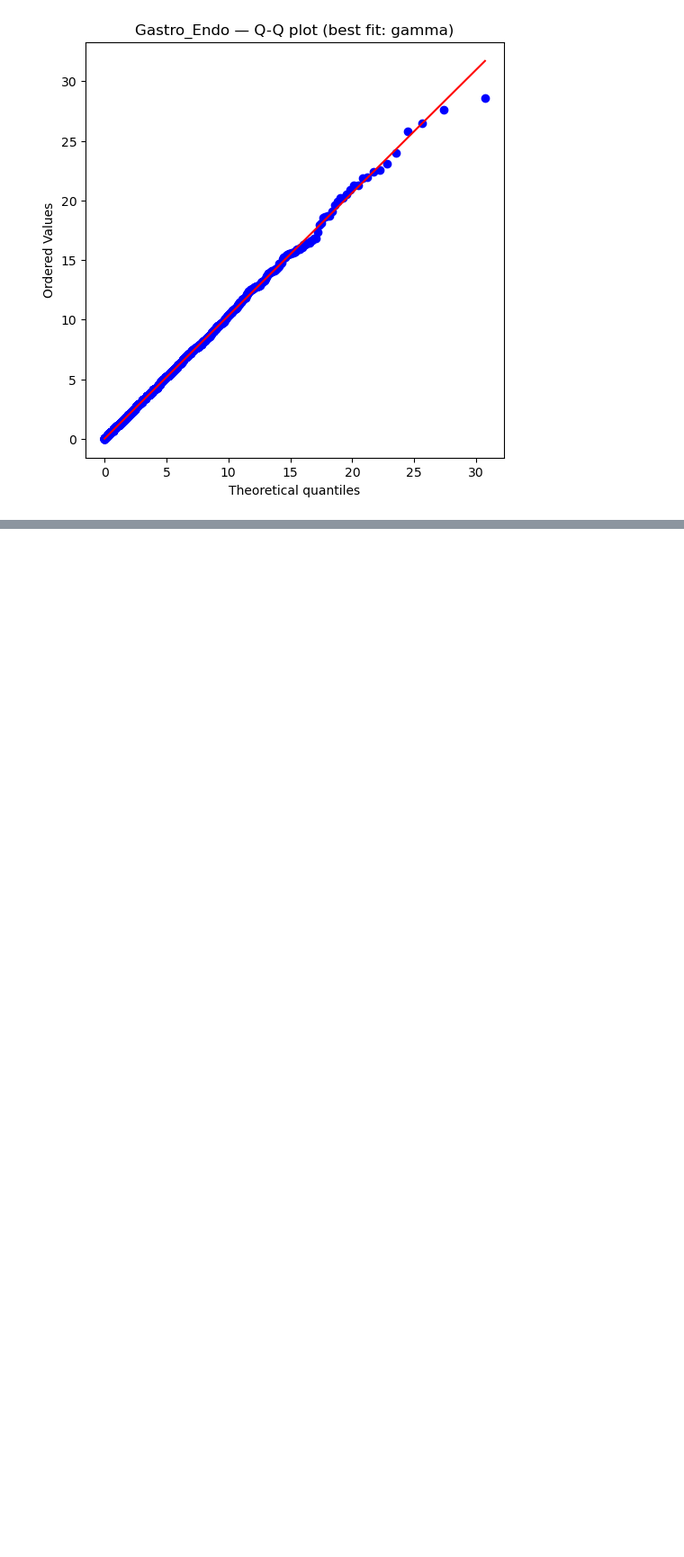
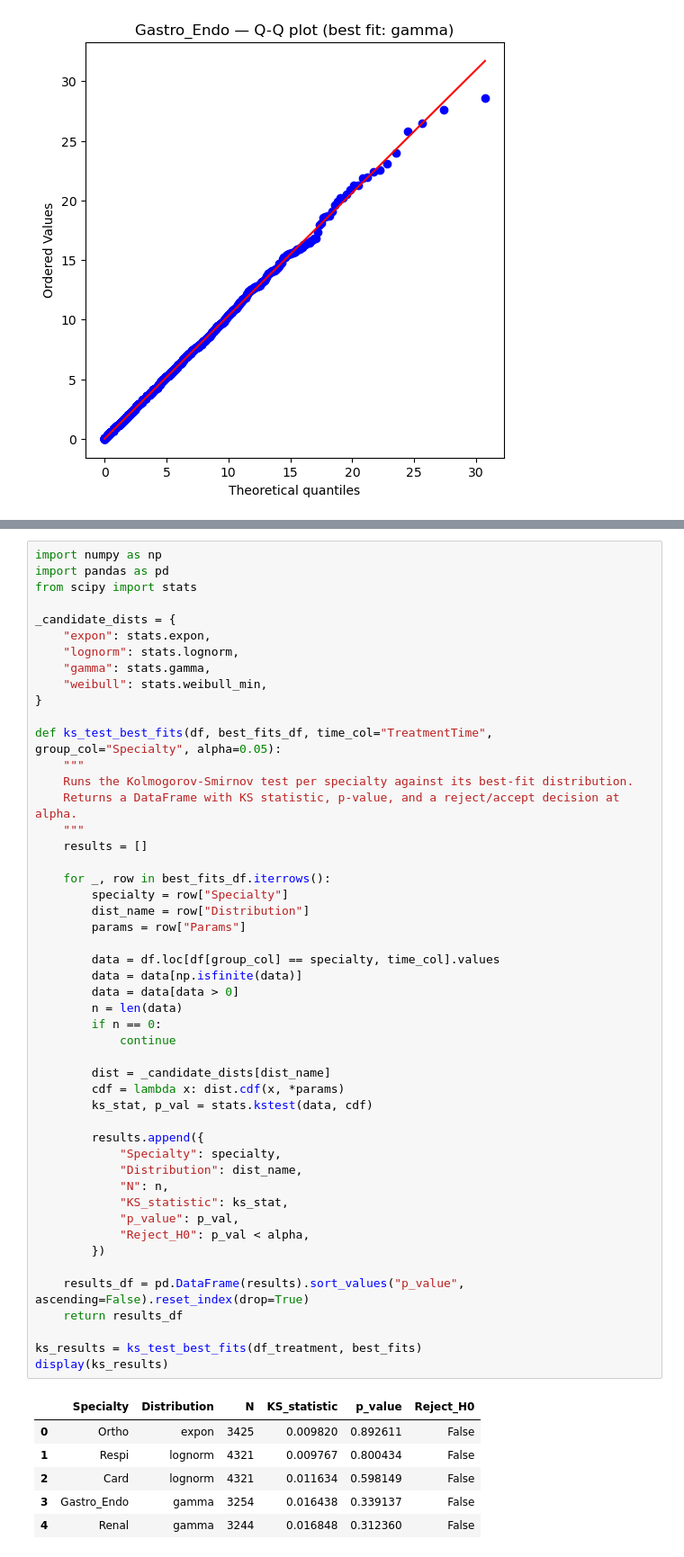
Before and after one commit to elenayzhu/mie360, a Jupyter notebook: Treatment_InputModelling.ipynb, the cells around one changed output, grey strips where cells are left out. Shown: that part at 90% size. Drawn from its saved outputs; the diff is of its cells as text; blank space fills up the shorter version.

```diff
--- a/Treatment_InputModelling.ipynb
+++ b/Treatment_InputModelling.ipynb
@@ -337,0 +346,56 @@ for spec in df_treatment["Specialty"].unique():
+# %%
+import numpy as np
+import pandas as pd
+from scipy import stats
+
+_candidate_dists = {
+    "expon": stats.expon,
+    "lognorm": stats.lognorm,
+    "gamma": stats.gamma,
+    "weibull": stats.weibull_min,
+}
+
+def ks_test_best_fits(df, best_fits_df, time_col="TreatmentTime", group_col="Specialty", alpha=0.05):
+    """
+    Runs the Kolmogorov-Smirnov test per specialty against its best-fit distribution.
+    Returns a DataFrame with KS statistic, p-value, and a reject/accept decision at alpha.
+    """
+    results = []
+
+    for _, row in best_fits_df.iterrows():
+        specialty = row["Specialty"]
+        dist_name = row["Distribution"]
+        params = row["Params"]
+
+        data = df.loc[df[group_col] == specialty, time_col].values
+        data = data[np.isfinite(data)]
+        data = data[data > 0]
+        n = len(data)
+        if n == 0:
+            continue
+
+        dist = _candidate_dists[dist_name]
+        cdf = lambda x: dist.cdf(x, *params)
+        ks_stat, p_val = stats.kstest(data, cdf)
+
+        results.append({
+            "Specialty": specialty,
+            "Distribution": dist_name,
+            "N": n,
+            "KS_statistic": ks_stat,
+            "p_value": p_val,
+            "Reject_H0": p_val < alpha,
+        })
+
+    results_df = pd.DataFrame(results).sort_values("p_value", ascending=False).reset_index(drop=True)
+    return results_df
+
+ks_results = ks_test_best_fits(df_treatment, best_fits)
+display(ks_results)
+# %% [output]
+|  | Specialty | Distribution | N | KS_statistic | p_value | Reject_H0 |
+| 0 | Ortho | expon | 3425 | 0.009820 | 0.892611 | False |
+| 1 | Respi | lognorm | 4321 | 0.009767 | 0.800434 | False |
+| 2 | Card | lognorm | 4321 | 0.011634 | 0.598149 | False |
+| 3 | Gastro_Endo | gamma | 3254 | 0.016438 | 0.339137 | False |
+| 4 | Renal | gamma | 3244 | 0.016848 | 0.312360 | False |
```
Also changed, not shown: parts of 5 cells of this notebook.
